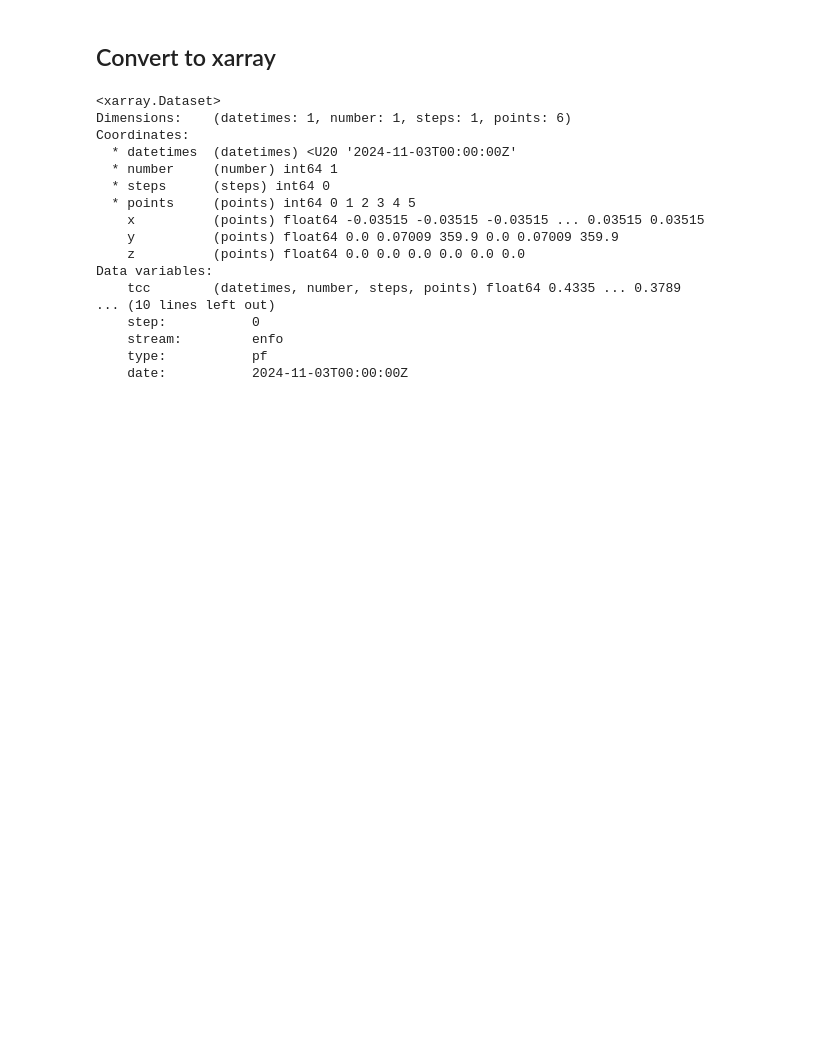
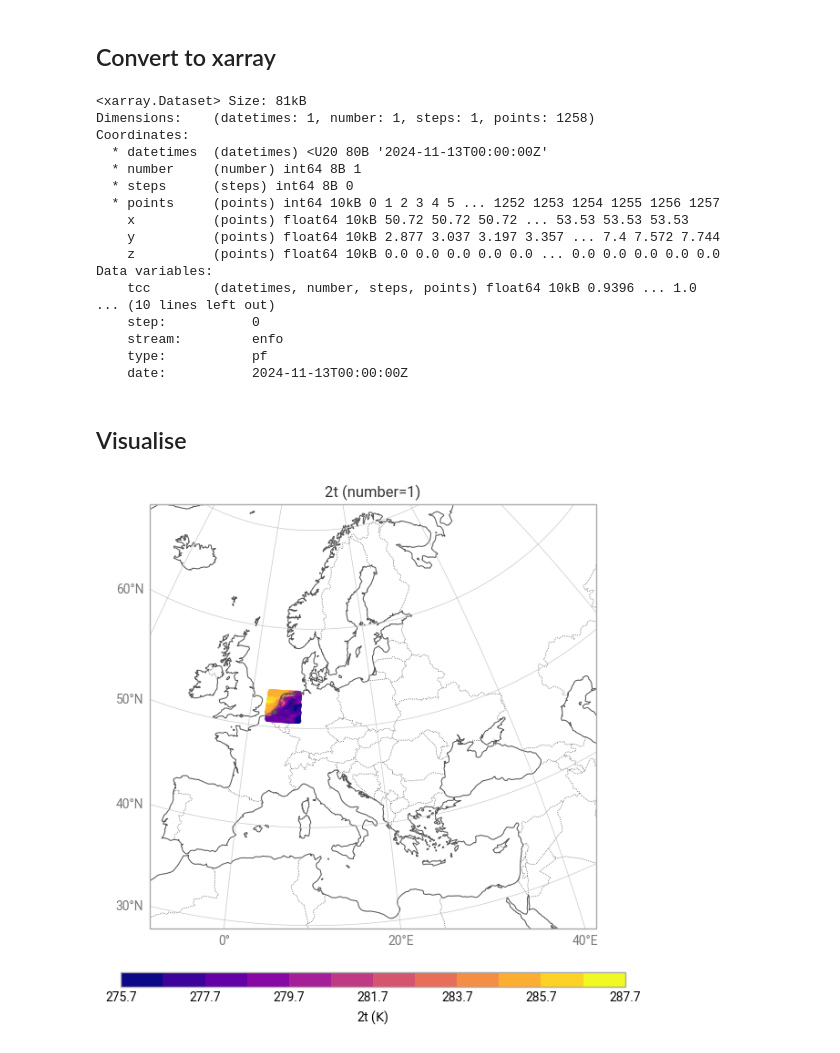
Before and after one commit to ecmwf/polytope, a Jupyter notebook: docs/Service/Examples/boundingbox_example.ipynb, the cells around one changed output. Drawn from its saved outputs; the diff is of its cells as text; code cells hidden in the pictures; blank space fills up the shorter version.

Commit message:
Add images to examples, fix typos

```diff
--- a/docs/Service/Examples/boundingbox_example.ipynb
+++ b/docs/Service/Examples/boundingbox_example.ipynb
@@ -7,7 +7,7 @@ request = {
     "class": "od",
     "stream" : "enfo",
     "type" : "pf",
-    "date" : "20241103",
+    "date" : "20241113",
     "time" : "0000",
     "levtype" : "sfc",
     "expver" : "0001",
@@ -17,10 +17,10 @@ request = {
     "step": "0",
     "feature" : {
         "type" : "boundingbox",
-        "points" : [[-0.1, -0.1], [0.1, 0.1]],
+        "points" : [[53.55, 2.76], [50.66, 7.86]],
 	},
 }
 
 
-ds = earthkit.data.from_source("polytope", "ecmwf-mars", request, stream=False, address='polytope-test.ecmwf.int')
+ds = earthkit.data.from_source("polytope", "ecmwf-mars", request, stream=False, address='polytope.ecmwf.int')
 # %% [output]
@@ -47,20 +47,39 @@ ds = earthkit.data.from_source("polytope", "ecmwf-mars", request, stream=False,
 da = ds.to_xarray()
 da
 # %% [output]
-<xarray.Dataset>
-Dimensions:    (datetimes: 1, number: 1, steps: 1, points: 6)
+<xarray.Dataset> Size: 81kB
+Dimensions:    (datetimes: 1, number: 1, steps: 1, points: 1258)
 Coordinates:
-  * datetimes  (datetimes) <U20 '2024-11-03T00:00:00Z'
-  * number     (number) int64 1
-  * steps      (steps) int64 0
-  * points     (points) int64 0 1 2 3 4 5
-    x          (points) float64 -0.03515 -0.03515 -0.03515 ... 0.03515 0.03515
-    y          (points) float64 0.0 0.07009 359.9 0.0 0.07009 359.9
-    z          (points) float64 0.0 0.0 0.0 0.0 0.0 0.0
+  * datetimes  (datetimes) <U20 80B '2024-11-13T00:00:00Z'
+  * number     (number) int64 8B 1
+  * steps      (steps) int64 8B 0
+  * points     (points) int64 10kB 0 1 2 3 4 5 ... 1252 1253 1254 1255 1256 1257
+    x          (points) float64 10kB 50.72 50.72 50.72 ... 53.53 53.53 53.53
+    y          (points) float64 10kB 2.877 3.037 3.197 3.357 ... 7.4 7.572 7.744
+    z          (points) float64 10kB 0.0 0.0 0.0 0.0 0.0 ... 0.0 0.0 0.0 0.0 0.0
 Data variables:
-    tcc        (datetimes, number, steps, points) float64 0.4335 ... 0.3789
+    tcc        (datetimes, number, steps, points) float64 10kB 0.9396 ... 1.0
 ... (10 lines left out)
     step:           0
     stream:         enfo
     type:           pf
-    date:           2024-11-03T00:00:00Z
+    date:           2024-11-13T00:00:00Z
+# %% [markdown]
+## Visualise
+# %%
+da = ds.to_xarray()
+import earthkit.plots
+chart = earthkit.plots.Map(domain="Europe")
+chart.point_cloud(da['2t'], x="y", y="x")
+
+chart.coastlines()
+chart.borders()
+chart.gridlines()
+
+chart.title("{variable_name} (number={number})")
+
+chart.legend()
+
+chart.show()
+# %% [output]
+[figure, added]
```
Also changed, not shown: parts of 1 cell of this notebook, 5 other files.
